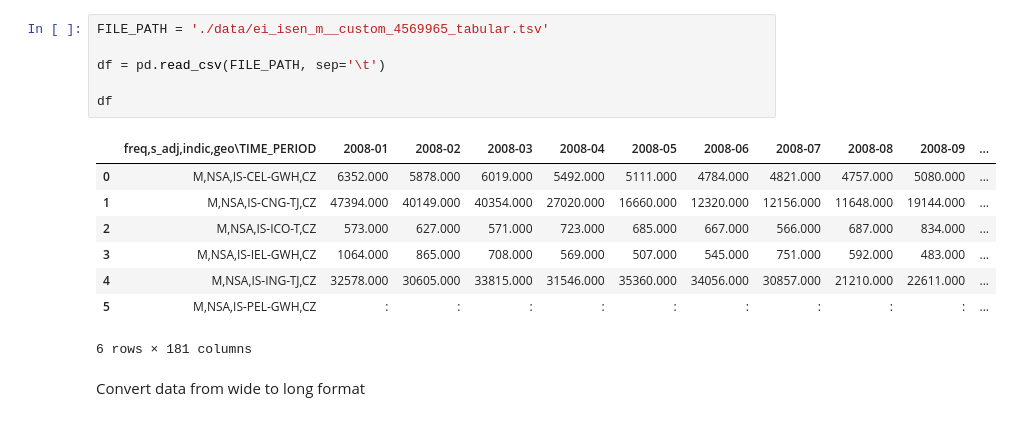
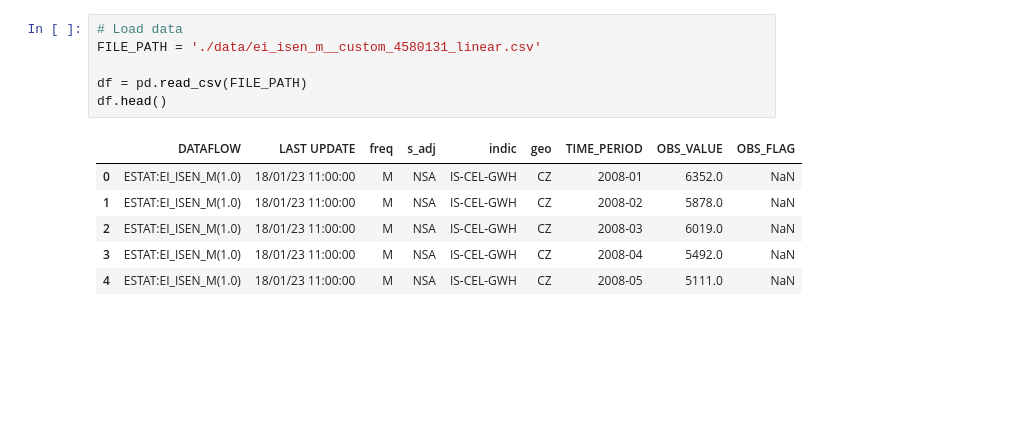
Before and after one commit to NevoleMarek/NI-SCR-assignment, a Jupyter notebook: project.ipynb, the cells around one changed output. Drawn from its saved outputs; the diff is of its cells as text; blank space fills up the shorter version.

```diff
--- a/project.ipynb
+++ b/project.ipynb
@@ -17,17 +64,13 @@ import pandas as pd
 # %%
-FILE_PATH = './data/ei_isen_m__custom_4569965_tabular.tsv'
+# Load data
+FILE_PATH = './data/ei_isen_m__custom_4580131_linear.csv'
 
-df = pd.read_csv(FILE_PATH, sep='\t')
-
-df
+df = pd.read_csv(FILE_PATH)
+df.head()
 # %% [output]
-|  | freq,s_adj,indic,geo\TIME_PERIOD | 2008-01 | 2008-02 | 2008-03 | 2008-04 | 2008-05 | 2008-06 | 2008-07 | 2008-08 | 2008-09 | ... |
-| 0 | M,NSA,IS-CEL-GWH,CZ | 6352.000 | 5878.000 | 6019.000 | 5492.000 | 5111.000 | 4784.000 | 4821.000 | 4757.000 | 5080.000 | ... |
-| 1 | M,NSA,IS-CNG-TJ,CZ | 47394.000 | 40149.000 | 40354.000 | 27020.000 | 16660.000 | 12320.000 | 12156.000 | 11648.000 | 19144.000 | ... |
-| 2 | M,NSA,IS-ICO-T,CZ | 573.000 | 627.000 | 571.000 | 723.000 | 685.000 | 667.000 | 566.000 | 687.000 | 834.000 | ... |
-| 3 | M,NSA,IS-IEL-GWH,CZ | 1064.000 | 865.000 | 708.000 | 569.000 | 507.000 | 545.000 | 751.000 | 592.000 | 483.000 | ... |
-| 4 | M,NSA,IS-ING-TJ,CZ | 32578.000 | 30605.000 | 33815.000 | 31546.000 | 35360.000 | 34056.000 | 30857.000 | 21210.000 | 22611.000 | ... |
-| 5 | M,NSA,IS-PEL-GWH,CZ | : | : | : | : | : | : | : | : | : | ... |
+|  | DATAFLOW | LAST UPDATE | freq | s_adj | indic | geo | TIME_PERIOD | OBS_VALUE | OBS_FLAG |
+| 0 | ESTAT:EI_ISEN_M(1.0) | 18/01/23 11:00:00 | M | NSA | IS-CEL-GWH | CZ | 2008-01 | 6352.0 | NaN |
+| 1 | ESTAT:EI_ISEN_M(1.0) | 18/01/23 11:00:00 | M | NSA | IS-CEL-GWH | CZ | 2008-02 | 5878.0 | NaN |
+| 2 | ESTAT:EI_ISEN_M(1.0) | 18/01/23 11:00:00 | M | NSA | IS-CEL-GWH | CZ | 2008-03 | 6019.0 | NaN |
+| 3 | ESTAT:EI_ISEN_M(1.0) | 18/01/23 11:00:00 | M | NSA | IS-CEL-GWH | CZ | 2008-04 | 5492.0 | NaN |
+| 4 | ESTAT:EI_ISEN_M(1.0) | 18/01/23 11:00:00 | M | NSA | IS-CEL-GWH | CZ | 2008-05 | 5111.0 | NaN |
-6 rows × 181 columns
-# %% [markdown]
-Convert data from wide to long format
```
Also changed, not shown: parts of 38 cells of this notebook.
